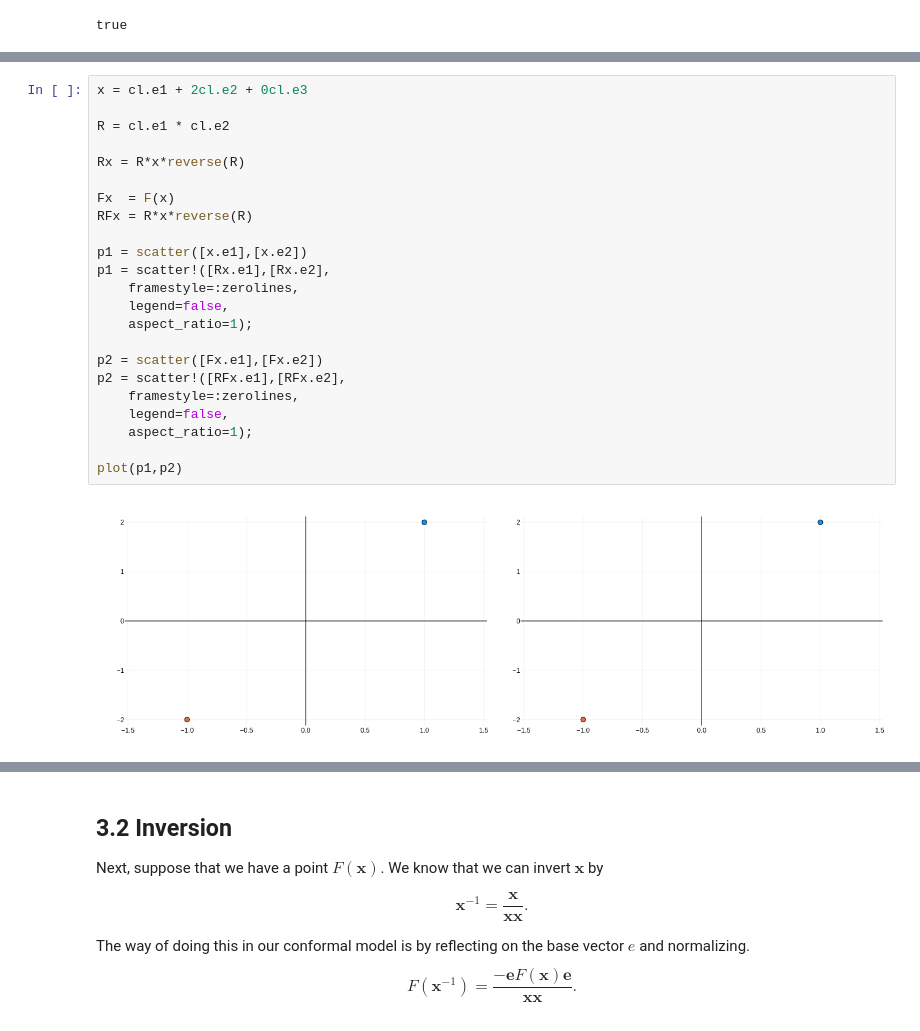
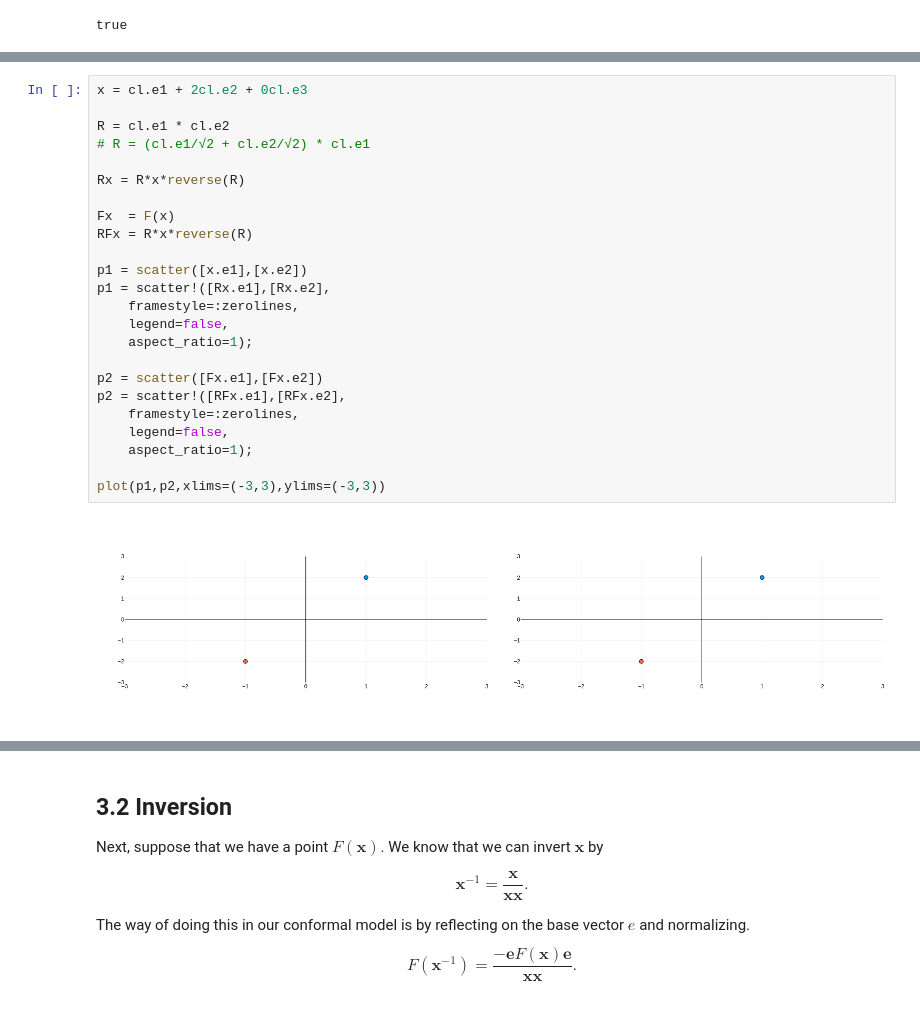
Before and after one commit to davibarreira/Julia_Tutorials, a Jupyter notebook: GeometricAlgebra/4 - Conformal Geometric Algebra.ipynb, the cells around one changed output, grey strips where cells are left out. Cells and saved outputs as stored; diff of their text form.

```diff
--- a/GeometricAlgebra/4 - Conformal Geometric Algebra.ipynb
+++ b/GeometricAlgebra/4 - Conformal Geometric Algebra.ipynb
@@ -224,25 +255,26 @@ which means that a rotor that acts as a rotation in the Euclidean space also doe
 # %%
 x = cl.e1 + 2cl.e2 + 0cl.e3
 
 R = cl.e1 * cl.e2
+# R = (cl.e1/√2 + cl.e2/√2) * cl.e1
 
 Rx = R*x*reverse(R)
 
 Fx  = F(x)
 RFx = R*x*reverse(R)
 
 p1 = scatter([x.e1],[x.e2])
 p1 = scatter!([Rx.e1],[Rx.e2],
     framestyle=:zerolines,
     legend=false,
     aspect_ratio=1);
 
 p2 = scatter([Fx.e1],[Fx.e2])
 p2 = scatter!([RFx.e1],[RFx.e2],
     framestyle=:zerolines,
     legend=false,
     aspect_ratio=1);
 
-plot(p1,p2)
+plot(p1,p2,xlims=(-3,3),ylims=(-3,3))
 # %% [output]
-[figure, old version]
+[figure, new version]
```
Also changed, not shown: parts of 12 cells of this notebook, 1 other file.
